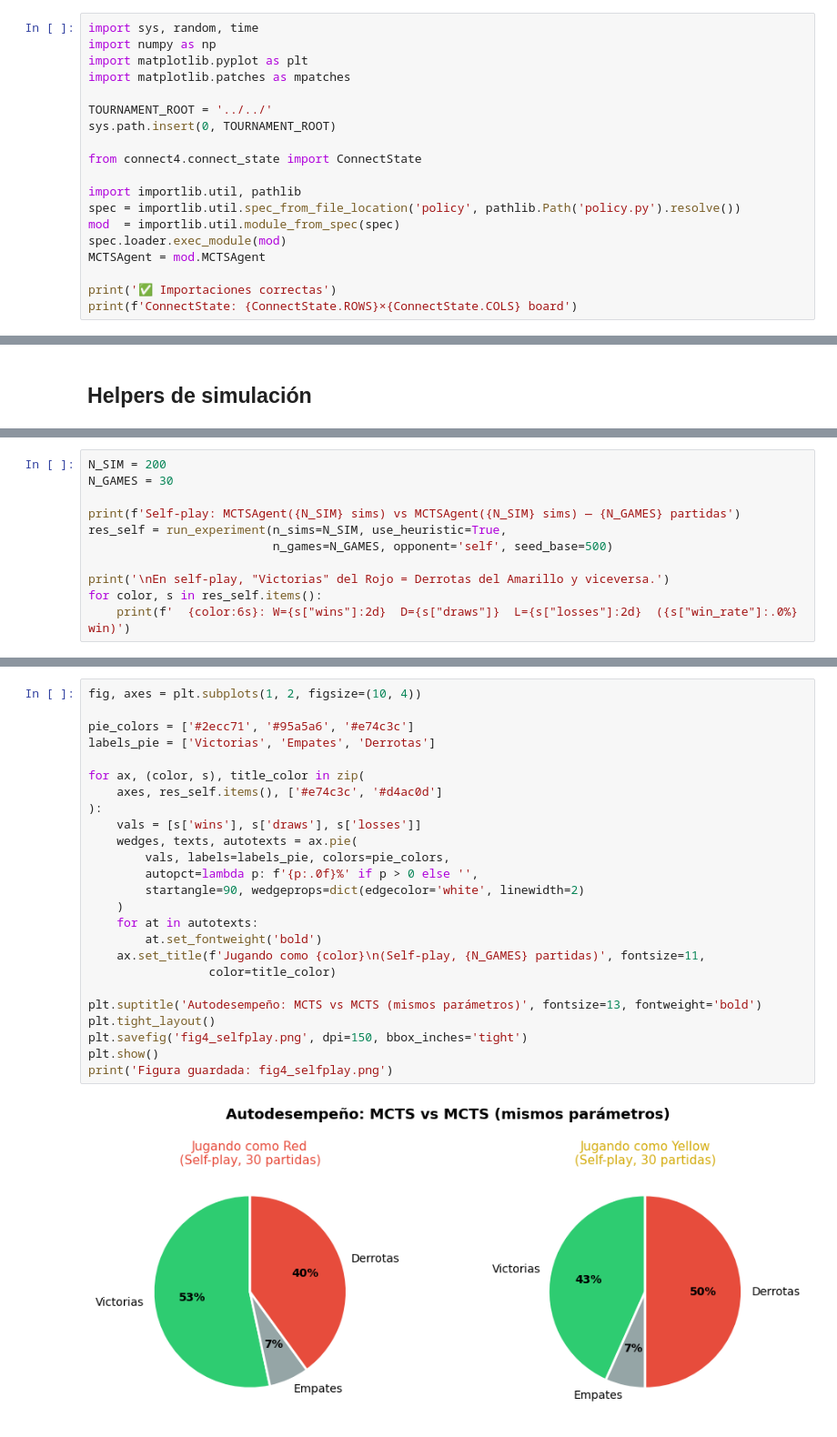
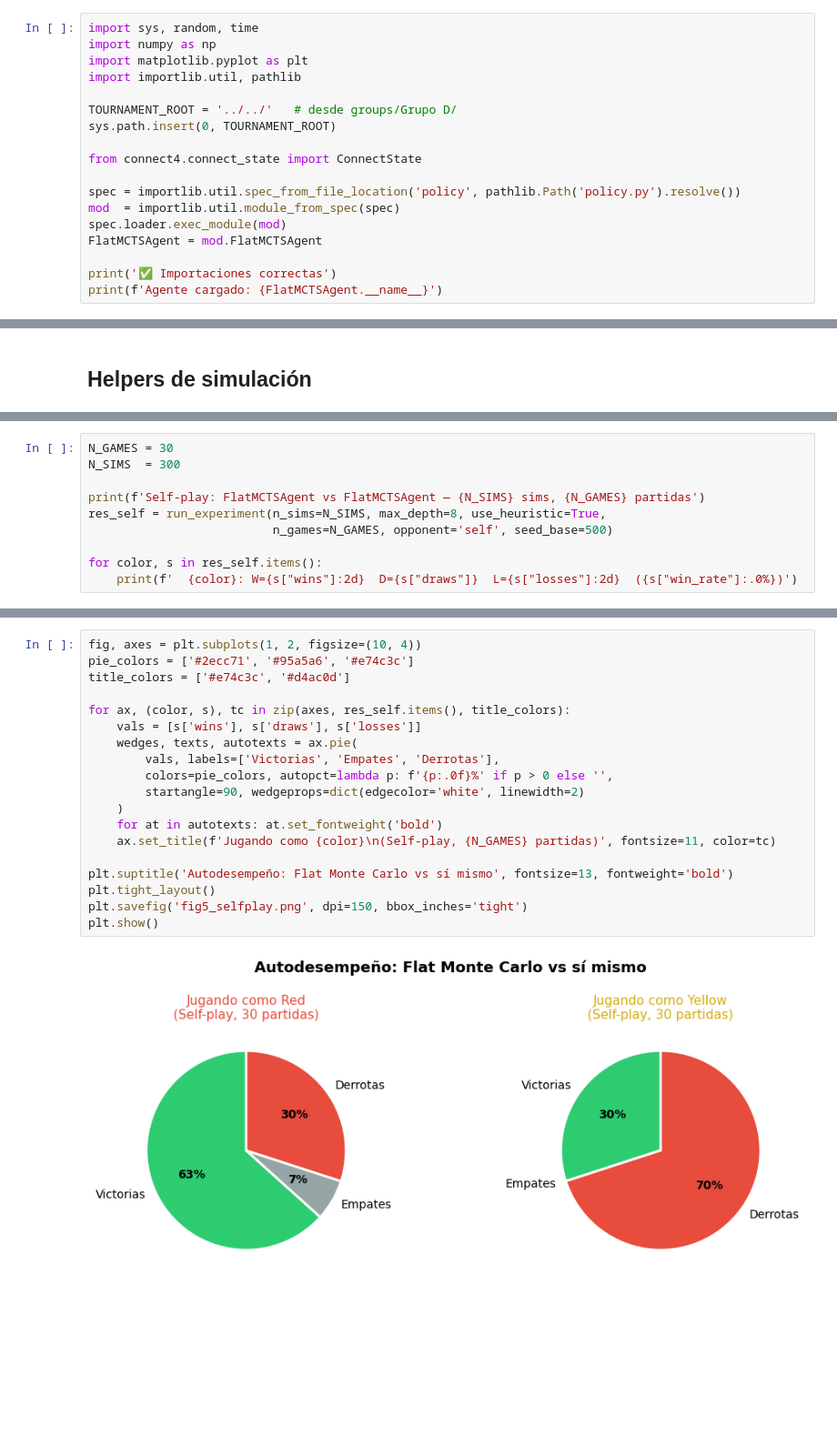
Before and after one commit to nicorodri18/ProyectoFinalFundamentosIA, a Jupyter notebook: groups/LaBestia/entrega.ipynb, the cells around one changed output, grey strips where cells are left out. Shown at 91% size. Cells and saved outputs as stored; diff of their text form; blank space fills up the shorter version.

```diff
--- a/groups/LaBestia/entrega.ipynb
+++ b/groups/LaBestia/entrega.ipynb
@@ -12,20 +13,19 @@ Este notebook contiene el análisis empírico del agente, cubriendo:
 import sys, random, time
 import numpy as np
 import matplotlib.pyplot as plt
-import matplotlib.patches as mpatches
+import importlib.util, pathlib
 
-TOURNAMENT_ROOT = '../../'
+TOURNAMENT_ROOT = '../../'   # desde groups/Grupo D/
 sys.path.insert(0, TOURNAMENT_ROOT)
 
 from connect4.connect_state import ConnectState
 
-import importlib.util, pathlib
 spec = importlib.util.spec_from_file_location('policy', pathlib.Path('policy.py').resolve())
 mod  = importlib.util.module_from_spec(spec)
 spec.loader.exec_module(mod)
-MCTSAgent = mod.MCTSAgent
+FlatMCTSAgent = mod.FlatMCTSAgent
 
 print('✅ Importaciones correctas')
-print(f'ConnectState: {ConnectState.ROWS}×{ConnectState.COLS} board')
+print(f'Agente cargado: {FlatMCTSAgent.__name__}')
 # %% [output]
 ✅ Importaciones correctas
@@ -277,12 +305,11 @@ Cuando el agente juega contra una copia idéntica de sí mismo, el resultado rev
 # %%
-N_SIM = 200
 N_GAMES = 30
+N_SIMS  = 300
 
-print(f'Self-play: MCTSAgent({N_SIM} sims) vs MCTSAgent({N_SIM} sims) — {N_GAMES} partidas')
-res_self = run_experiment(n_sims=N_SIM, use_heuristic=True,
+print(f'Self-play: FlatMCTSAgent vs FlatMCTSAgent — {N_SIMS} sims, {N_GAMES} partidas')
+res_self = run_experiment(n_sims=N_SIMS, max_depth=8, use_heuristic=True,
                           n_games=N_GAMES, opponent='self', seed_base=500)
 
-print('\nEn self-play, "Victorias" del Rojo = Derrotas del Amarillo y viceversa.')
 for color, s in res_self.items():
-    print(f'  {color:6s}: W={s["wins"]:2d}  D={s["draws"]}  L={s["losses"]:2d}  ({s["win_rate"]:.0%} win)')
+    print(f'  {color}: W={s["wins"]:2d}  D={s["draws"]}  L={s["losses"]:2d}  ({s["win_rate"]:.0%})')
 # %% [output]
@@ -294,27 +319,21 @@ En self-play, "Victorias" del Rojo = Derrotas del Amarillo y viceversa.
 # %%
 fig, axes = plt.subplots(1, 2, figsize=(10, 4))
+pie_colors = ['#2ecc71', '#95a5a6', '#e74c3c']
+title_colors = ['#e74c3c', '#d4ac0d']
 
-pie_colors = ['#2ecc71', '#95a5a6', '#e74c3c']
-labels_pie = ['Victorias', 'Empates', 'Derrotas']
-
-for ax, (color, s), title_color in zip(
-    axes, res_self.items(), ['#e74c3c', '#d4ac0d']
-):
+for ax, (color, s), tc in zip(axes, res_self.items(), title_colors):
     vals = [s['wins'], s['draws'], s['losses']]
     wedges, texts, autotexts = ax.pie(
-        vals, labels=labels_pie, colors=pie_colors,
-        autopct=lambda p: f'{p:.0f}%' if p > 0 else '',
+        vals, labels=['Victorias', 'Empates', 'Derrotas'],
+        colors=pie_colors, autopct=lambda p: f'{p:.0f}%' if p > 0 else '',
         startangle=90, wedgeprops=dict(edgecolor='white', linewidth=2)
     )
-    for at in autotexts:
-        at.set_fontweight('bold')
-    ax.set_title(f'Jugando como {color}\n(Self-play, {N_GAMES} partidas)', fontsize=11,
-                 color=title_color)
+    for at in autotexts: at.set_fontweight('bold')
+    ax.set_title(f'Jugando como {color}\n(Self-play, {N_GAMES} partidas)', fontsize=11, color=tc)
 
-plt.suptitle('Autodesempeño: MCTS vs MCTS (mismos parámetros)', fontsize=13, fontweight='bold')
+plt.suptitle('Autodesempeño: Flat Monte Carlo vs sí mismo', fontsize=13, fontweight='bold')
 plt.tight_layout()
-plt.savefig('fig4_selfplay.png', dpi=150, bbox_inches='tight')
+plt.savefig('fig5_selfplay.png', dpi=150, bbox_inches='tight')
 plt.show()
-print('Figura guardada: fig4_selfplay.png')
 # %% [output]
-[figure, old version]
+[figure, new version]
```
Also changed, not shown: parts of 22 cells of this notebook, 2 other files.
